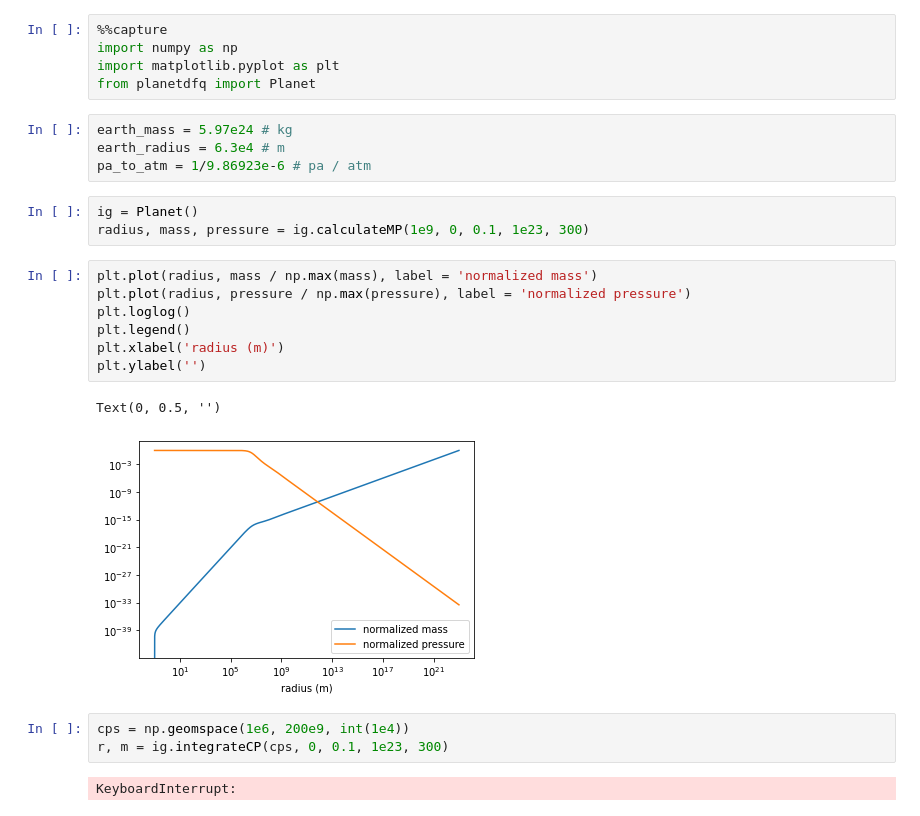
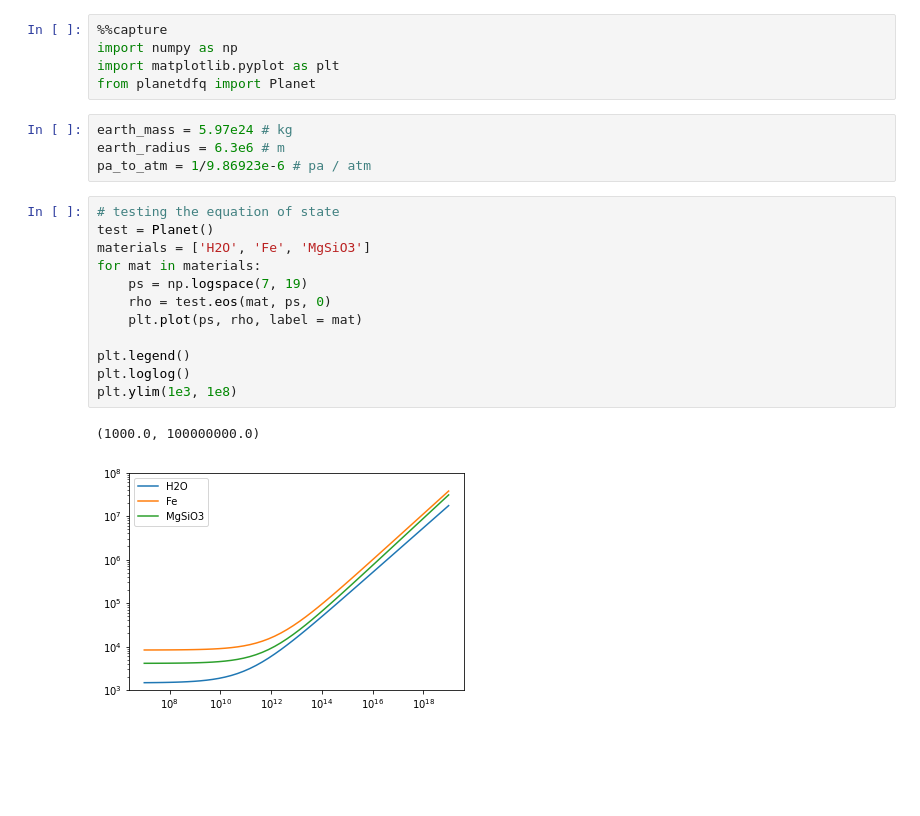
Before and after one commit to calvinosinga/intoexo, a Jupyter notebook: analysis.ipynb, the cells around one changed output. Saved outputs shown, nothing was run; the diff lists cells and outputs as text; blank space fills up the shorter version.

```diff
--- a/analysis.ipynb
+++ b/analysis.ipynb
@@ -5,23 +5,20 @@ import matplotlib.pyplot as plt
 from planetdfq import Planet
 # %%
 earth_mass = 5.97e24 # kg
-earth_radius = 6.3e4 # m
+earth_radius = 6.3e6 # m
 pa_to_atm = 1/9.86923e-6 # pa / atm
-# %%
-ig = Planet()
-radius, mass, pressure = ig.calculateMP(1e9, 0, 0.1, 1e23, 300)
-# %%
-plt.plot(radius, mass / np.max(mass), label = 'normalized mass')
-plt.plot(radius, pressure / np.max(pressure), label = 'normalized pressure')
-plt.loglog()
-plt.legend()
-plt.xlabel('radius (m)')
-plt.ylabel('')
-# %% [output]
-Text(0, 0.5, '')
-[figure, removed]
-# %%
-cps = np.geomspace(1e6, 200e9, int(1e4))
-r, m = ig.integrateCP(cps, 0, 0.1, 1e23, 300)
-# %% [output]
-KeyboardInterrupt:
+# %%
+# testing the equation of state
+test = Planet()
+materials = ['H2O', 'Fe', 'MgSiO3']
+for mat in materials:
+    ps = np.logspace(7, 19)
+    rho = test.eos(mat, ps, 0)
+    plt.plot(ps, rho, label = mat)
+
+plt.legend()
+plt.loglog()
+plt.ylim(1e3, 1e8)
+# %% [output]
+(1000.0, 100000000.0)
+[figure, added]
```
Also changed, not shown: parts of 8 cells of this notebook, 1 other file.
